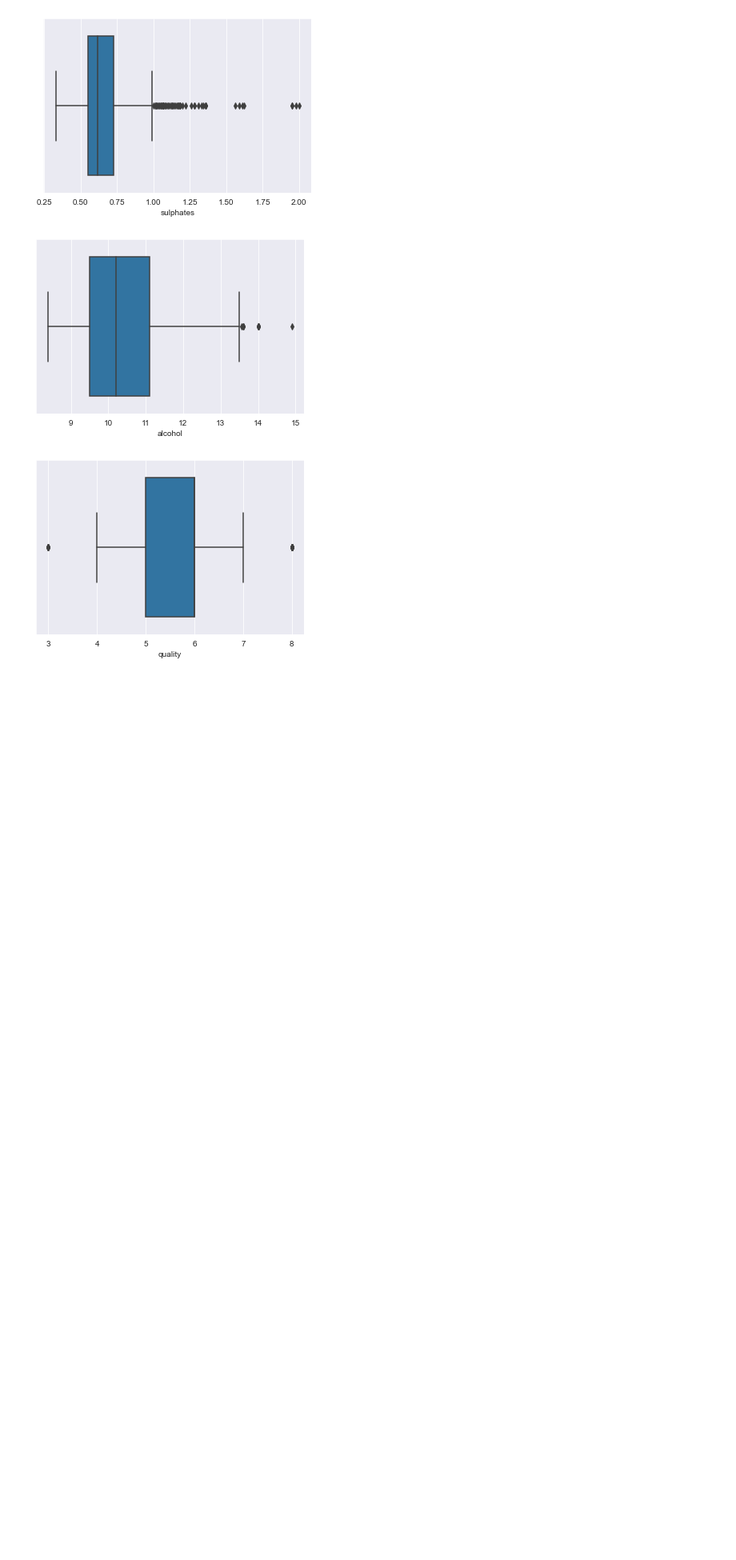
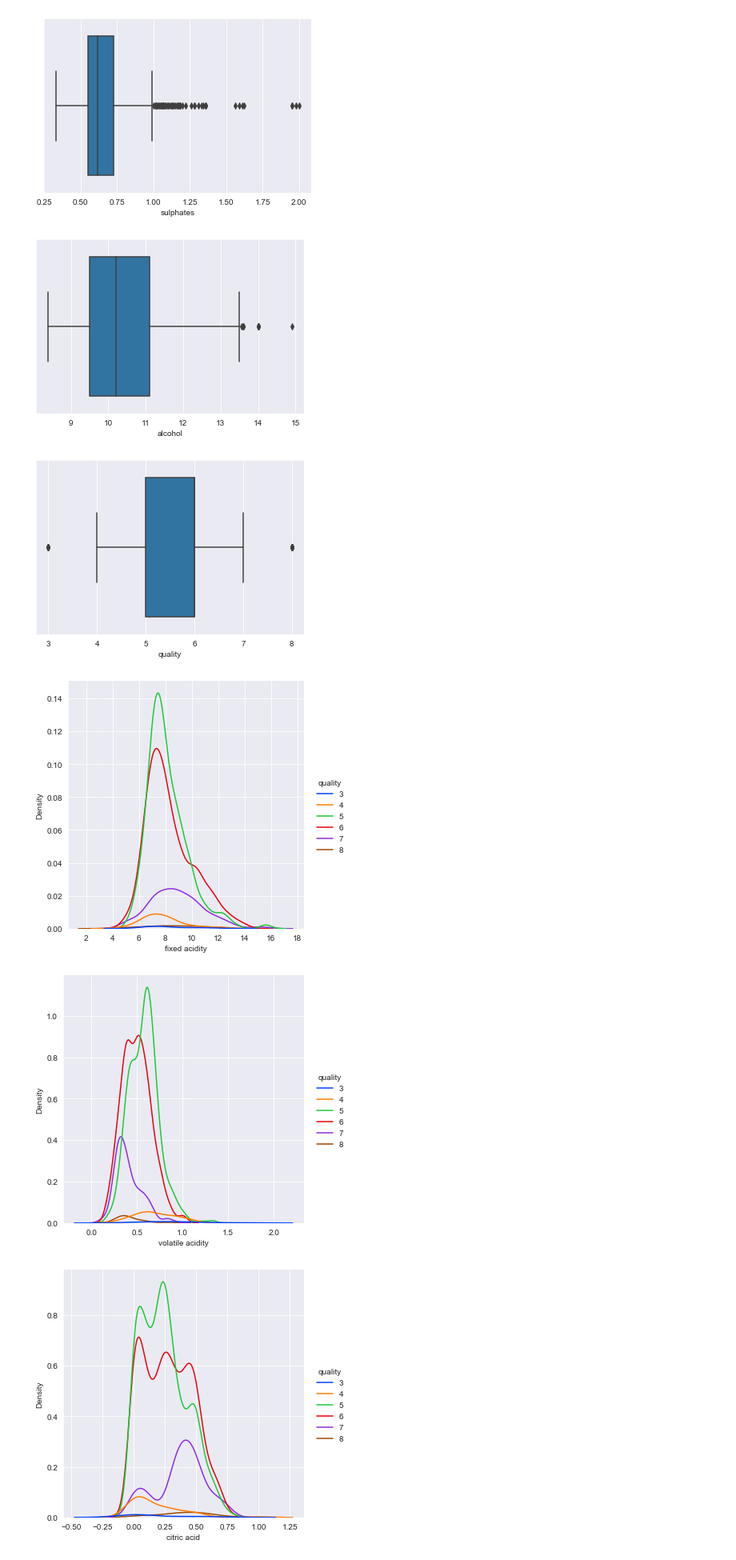
Before and after one commit to Sharan-121/WineQualityPrediction, a Jupyter notebook: Wine Quality Prediction.ipynb, the cells around one changed output. Shown at 80% size. Saved outputs shown, nothing was run; the diff lists cells and outputs as text; code cells hidden in the pictures; blank space fills up the shorter version.

```diff
--- a/Wine Quality Prediction.ipynb
+++ b/Wine Quality Prediction.ipynb
@@ -123,3 +123,12 @@ for i in copy_df.columns:
 [figure]
 [figure]
 [figure]
+# %%
+#Checking whether the columns are normally distributed
+for i in copy_df.columns:
+    if i!= "quality":
+        sns.displot(x = i,data = copy_df,hue = "quality",kind = "kde",palette = "bright")
+# %% [output]
+[figure, added]
+[figure, added]
+[figure, added]
```
Also changed, not shown: parts of 15 cells of this notebook.
